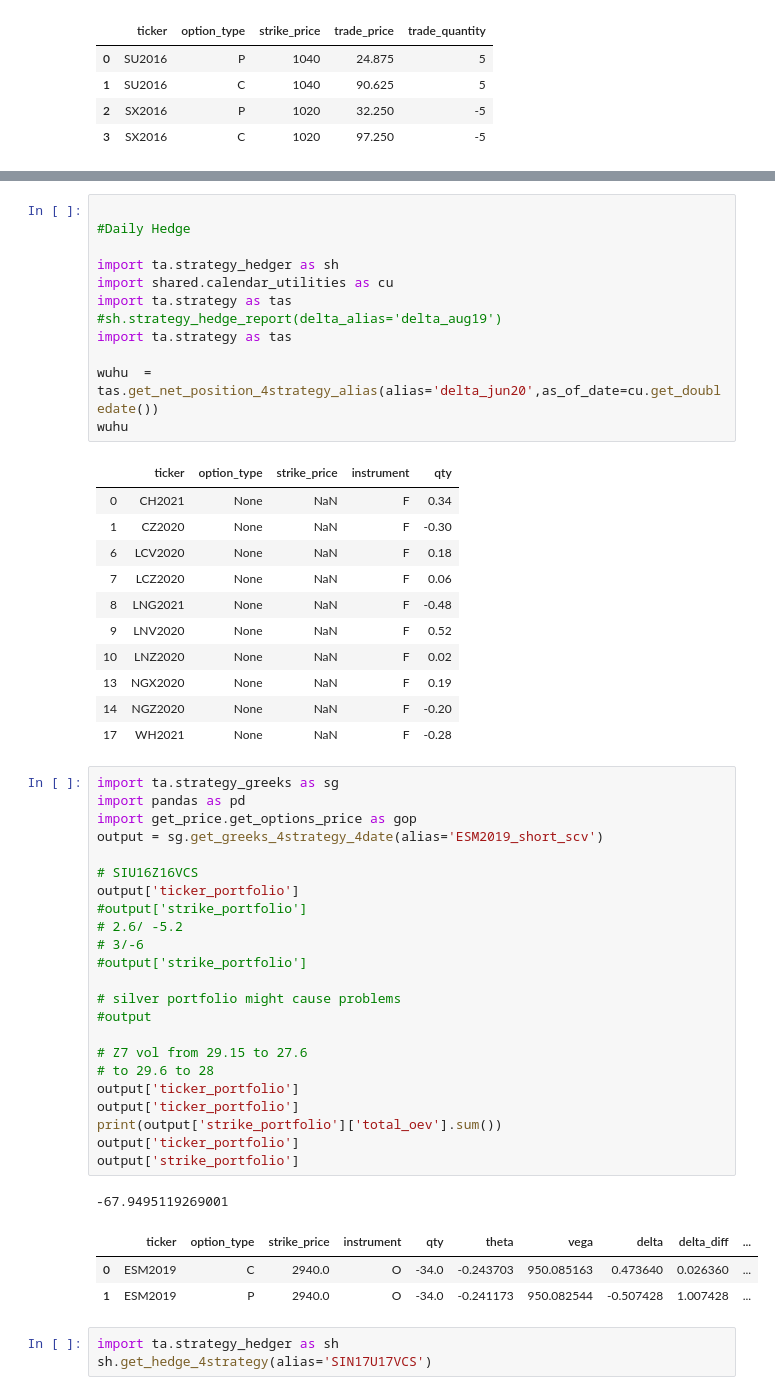
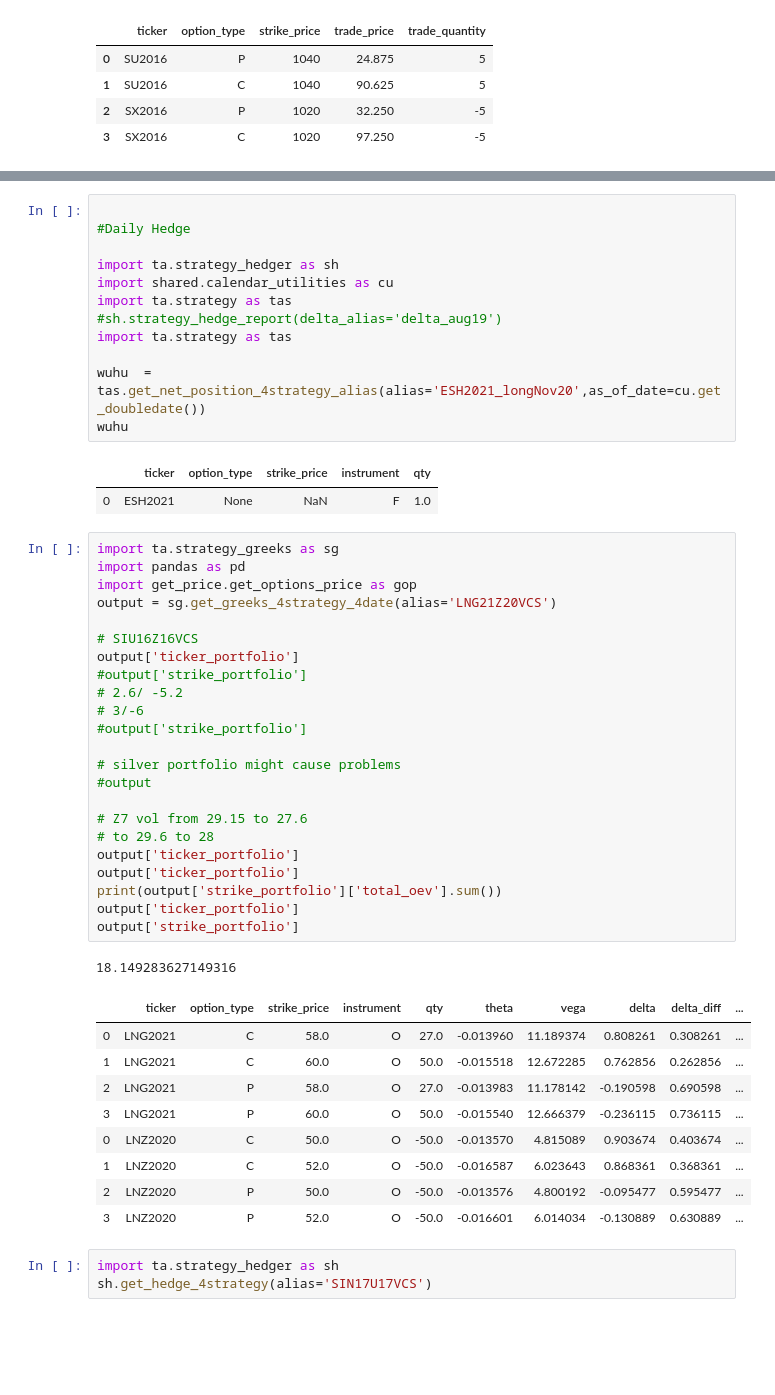
Before and after one commit to chitown2016/repo_barbarossa, a Jupyter notebook: PycharmProjects/ta/trade_helper.ipynb, the cells around one changed output, grey strips where cells are left out. Cells and saved outputs as stored; diff of their text form; blank space fills up the shorter version.

```diff
--- a/PycharmProjects/ta/trade_helper.ipynb
+++ b/PycharmProjects/ta/trade_helper.ipynb
@@ -155,48 +380,45 @@ import ta.strategy as tas
 #sh.strategy_hedge_report(delta_alias='delta_aug19')
 import ta.strategy as tas
 
-wuhu  = tas.get_net_position_4strategy_alias(alias='delta_jun20',as_of_date=cu.get_doubledate())
+wuhu  = tas.get_net_position_4strategy_alias(alias='ESH2021_longNov20',as_of_date=cu.get_doubledate())
 wuhu
 # %% [output]
 |  | ticker | option_type | strike_price | instrument | qty |
-| 0 | CH2021 | None | NaN | F | 0.34 |
-| 1 | CZ2020 | None | NaN | F | -0.30 |
-| 6 | LCV2020 | None | NaN | F | 0.18 |
-| 7 | LCZ2020 | None | NaN | F | 0.06 |
-| 8 | LNG2021 | None | NaN | F | -0.48 |
-| 9 | LNV2020 | None | NaN | F | 0.52 |
-| 10 | LNZ2020 | None | NaN | F | 0.02 |
-| 13 | NGX2020 | None | NaN | F | 0.19 |
-| 14 | NGZ2020 | None | NaN | F | -0.20 |
-| 17 | WH2021 | None | NaN | F | -0.28 |
+| 0 | ESH2021 | None | NaN | F | 1.0 |
 # %%
 import ta.strategy_greeks as sg
 import pandas as pd
 import get_price.get_options_price as gop
-output = sg.get_greeks_4strategy_4date(alias='ESM2019_short_scv')
+output = sg.get_greeks_4strategy_4date(alias='LNG21Z20VCS')
 
 # SIU16Z16VCS
 output['ticker_portfolio']
 #output['strike_portfolio']
 # 2.6/ -5.2
 # 3/-6
 #output['strike_portfolio']
 
 # silver portfolio might cause problems
 #output
 
 # Z7 vol from 29.15 to 27.6
 # to 29.6 to 28
 output['ticker_portfolio']
 output['ticker_portfolio']
 print(output['strike_portfolio']['total_oev'].sum())
 output['ticker_portfolio']
 output['strike_portfolio']
 # %% [output]
--67.9495119269001
+18.149283627149316
 |  | ticker | option_type | strike_price | instrument | qty | theta | vega | delta | delta_diff | ... |
-| 0 | ESM2019 | C | 2940.0 | O | -34.0 | -0.243703 | 950.085163 | 0.473640 | 0.026360 | ... |
-| 1 | ESM2019 | P | 2940.0 | O | -34.0 | -0.241173 | 950.082544 | -0.507428 | 1.007428 | ... |
+| 0 | LNG2021 | C | 58.0 | O | 27.0 | -0.013960 | 11.189374 | 0.808261 | 0.308261 | ... |
+| 1 | LNG2021 | C | 60.0 | O | 50.0 | -0.015518 | 12.672285 | 0.762856 | 0.262856 | ... |
+| 2 | LNG2021 | P | 58.0 | O | 27.0 | -0.013983 | 11.178142 | -0.190598 | 0.690598 | ... |
+| 3 | LNG2021 | P | 60.0 | O | 50.0 | -0.015540 | 12.666379 | -0.236115 | 0.736115 | ... |
+| 0 | LNZ2020 | C | 50.0 | O | -50.0 | -0.013570 | 4.815089 | 0.903674 | 0.403674 | ... |
+| 1 | LNZ2020 | C | 52.0 | O | -50.0 | -0.016587 | 6.023643 | 0.868361 | 0.368361 | ... |
+| 2 | LNZ2020 | P | 50.0 | O | -50.0 | -0.013576 | 4.800192 | -0.095477 | 0.595477 | ... |
+| 3 | LNZ2020 | P | 52.0 | O | -50.0 | -0.016601 | 6.014034 | -0.130889 | 0.630889 | ... |
 # %%
 import ta.strategy_hedger as sh
 sh.get_hedge_4strategy(alias='SIN17U17VCS')
```
Also changed, not shown: parts of 34 cells of this notebook, 32 other files.
